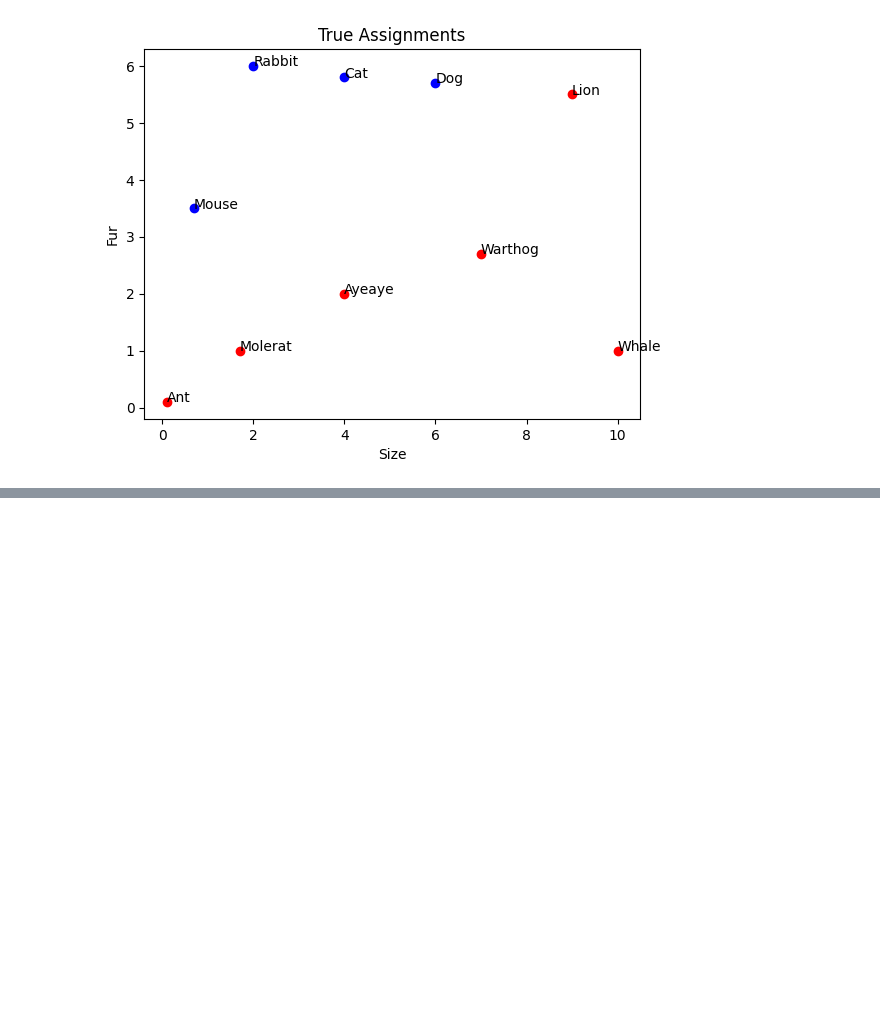
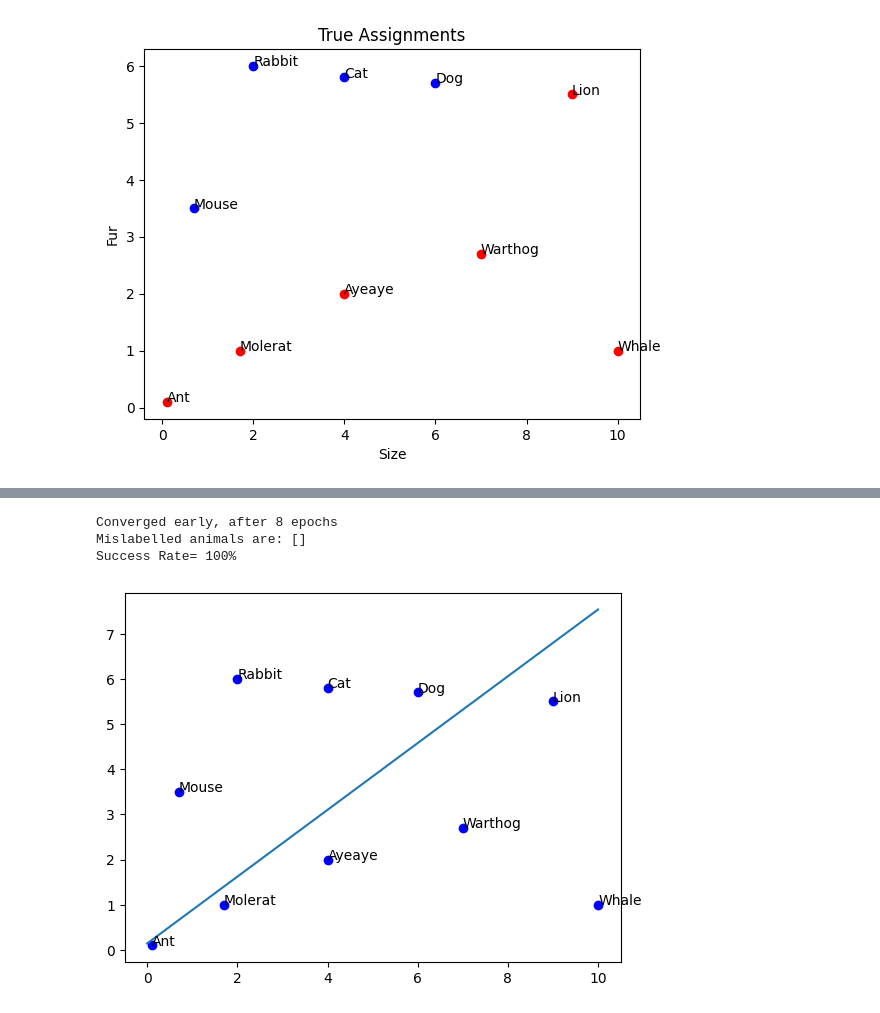
Before and after one commit to wtsi-hpag/xAIWorkshop, a Jupyter notebook: Code/notebook_solved.ipynb, the cells around one changed output, grey strips where cells are left out. Cells and saved outputs as stored; diff of their text form; code cells hidden in the pictures; blank space fills up the shorter version.

```diff
--- a/Code/notebook_solved.ipynb
+++ b/Code/notebook_solved.ipynb
@@ -94,6 +94,12 @@ class Perceptron:
 
 	def Predict(self,input):
 
+		if type(input) is list:
+			out = []
+			for r in input:
+				# print(r)
+				out.append(self.Predict(r))
+			return out
 		return 1.0 * (np.dot(self.Weights,np.insert(input,0,1)) > 0)
 
 P = Perceptron()
@@ -103,11 +109,14 @@ w = P.Weights
 y = -w[1]*x/w[2] - w[0]/w[2]
 pt.plot(x,y)
 
-predict_labels = []
-for i,d in enumerate(data):
-	predict_labels.append(int(P.Predict(d)))
-	if predict_labels[i] != labels[i]:
-		print(f"{names[i]} was mislabelled")
+predict_labels = P.Predict(data)
+
+# mislabels = p
+miss = np.array(names)[predict_labels != np.array(labels)]
+
+print("Mislabelled animals are:", miss)
+print(f"Success Rate= {round(100*(1.0 - len(miss) * 1.0/len(names)))}%")
+
 PlotData(data,predict_labels==np.array(labels),names)
 
 
@@ -125,0 +143,60 @@ Ayeaye was mislabelled
+# %%
+## I'm fully redefining the Perceptron class; just so that these notebook is iteratively solved. You don't have to do that!
+class Perceptron:
+
+	def __init__(self):
+		self.Weights = np.array([1.0,1,-1]) ## we'll use these pre-provided weights for now
+
+	def Predict(self,input):
+
+		if type(input) is list:
+			out = []
+			for r in input:
+				# print(r)
+				out.append(self.Predict(r))
+			return out
+
+		if len(input) == len(self.Weights):
+			return 1.0 * (np.dot(self.Weights,input) > 0)
+		else:
+			return 1.0 * (np.dot(self.Weights,np.insert(input,0,1)) > 0)
+
+	def Train(self, data,labels,fullEpochs = 100):
+
+		rate = 0.2
+		for l in range(fullEpochs):
+			noMistakes = True
+			for r in range(len(data)):
+				x = np.insert(data[r],0,1) ## bulk up with the additional dimension.
+				P = self.Predict(x)
+
+				update = rate*(labels[r]-P) * x
+				self.Weights +=  update
+				if (P!= labels[r]):
+					noMistakes = False
+			if noMistakes:
+				print("Converged early, after",l,"epochs")
+				return
+P = Perceptron()
+
+P.Train(data,labels,50*len(data))
+
+## analyse the missed animals
+predict_labels = P.Predict(data)
+miss = np.array(names)[predict_labels != np.array(labels)]
+print("Mislabelled animals are:", miss)
+print(f"Success Rate= {round(100*(1.0 - len(miss) * 1.0/len(names)))}%")
+
+## plot a nice line showing the divide
+x = np.linspace(0,10,10)
+w = P.Weights
+y = -w[1]*x/w[2] - w[0]/w[2]
+pt.plot(x,y)
+
+
+PlotData(data,predict_labels==np.array(labels),names)
+# %% [output]
+Converged early, after 8 epochs
+Mislabelled animals are: []
+Success Rate= 100%
+[figure, added]
```
Also changed, not shown: parts of 7 cells of this notebook, 23 other files.
